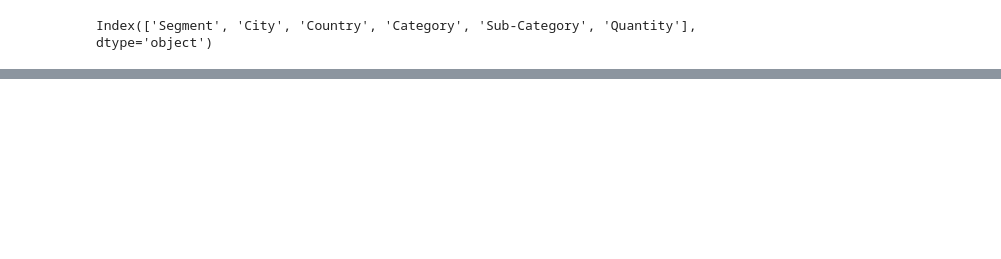
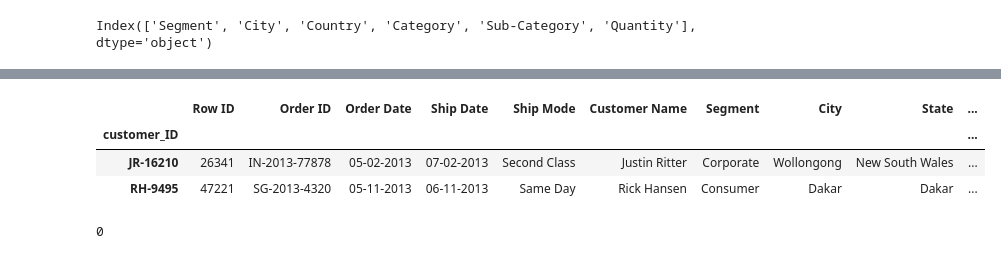
Before and after one commit to jgilsu11/Proyecto9-Clustering, a Jupyter notebook: Notebooks/clusterizacion.ipynb, the cells around one changed output, grey strips where cells are left out. Saved outputs shown, nothing was run; the diff lists cells and outputs as text; code cells hidden in the pictures; blank space fills up the shorter version.

```diff
--- a/Notebooks/clusterizacion.ipynb
+++ b/Notebooks/clusterizacion.ipynb
@@ -577,0 +678,11 @@ Observamos 3 clusters bien marcados:
+# %%
+df_cluster2.head(2)
+# %% [output]
+|  | Row ID | Order ID | Order Date | Ship Date | Ship Mode | Customer Name | Segment | City | State | ... |
+| customer_ID |  |  |  |  |  |  |  |  |  | ... |
+| JR-16210 | 26341 | IN-2013-77878 | 05-02-2013 | 07-02-2013 | Second Class | Justin Ritter | Corporate | Wollongong | New South Wales | ... |
+| RH-9495 | 47221 | SG-2013-4320 | 05-11-2013 | 06-11-2013 | Same Day | Rick Hansen | Consumer | Dakar | Dakar | ... |
+# %%
+df_cluster2.duplicated().sum()
+# %% [output]
+0
```
Also changed, not shown: parts of 33 cells of this notebook.
